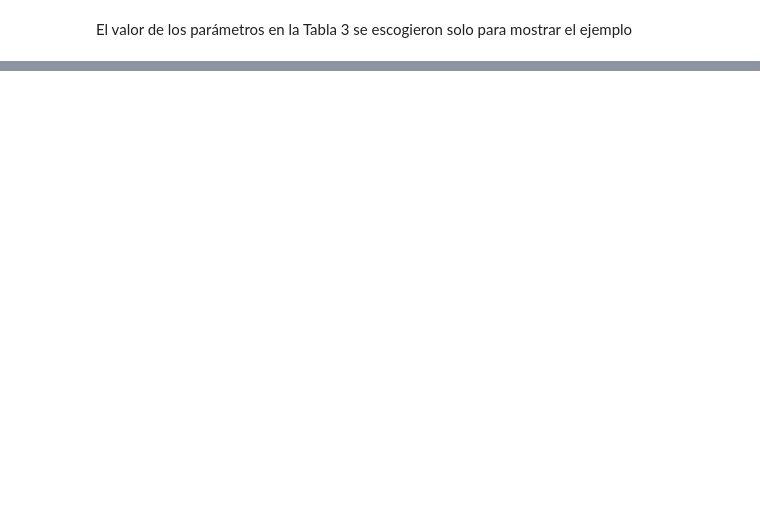
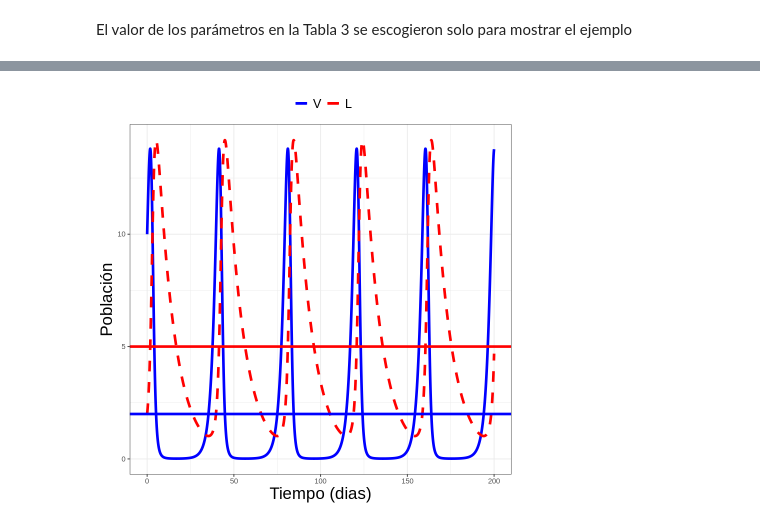
Before and after one commit to sysbio-unam/practicas-computacionales, a Jupyter notebook: ejemplo_de_juguete.ipynb, the cells around one changed output, grey strips where cells are left out. Cells and saved outputs as stored; diff of their text form; code cells hidden in the pictures; blank space fills up the shorter version.

```diff
--- a/ejemplo_de_juguete.ipynb
+++ b/ejemplo_de_juguete.ipynb
@@ -544,0 +723,27 @@ $$
+# %%
+# establecer modelo
+lotka_volterra <- function(time, parms, state) {
+    with(as.list(c(parms, state)), {
+
+        # ecuación de venados
+        dVdt = alpha*V - beta*L*V
+        # ecuación de lobos
+        dLdt = gamma*L*V - delta*L
+
+        return(list(c(dVdt, dLdt)))
+    })
+}
+# %%
+# establecer valor de parámetros
+p <- c(alpha = alpha, beta = beta, gamma = gamma, delta = delta)
+# condiciones iniciales
+s <- c(V = 10, L = 2)
+# tiempo de integración
+time <- seq(0,200,0.1)
+# %%
+# resolver EDOs
+out <- ode(func = lotka_volterra, y = s, parms = p,times = time, method = "rk4")
+# %%
+# guardar resultados
+out <- as.data.frame(out)
+head(out)
@@ -544,0 +763,18 @@ $$
+# %%
+ggplot(data = out, aes(x = time)) +
+geom_line(aes(y = V, col = "V"), lty = 1, lwd = 1.5) +
+geom_line(aes(y = L, col = "L"), lty = 2, lwd = 1.5) +
+geom_hline(yintercept = alpha/beta, col = "red",  lty = 1, lwd = 1.5) +
+geom_hline(yintercept = delta/gamma, col = "blue", lty = 1, lwd = 1.5) +
+scale_color_manual("", values = c("blue","red"), breaks = c("V", "L")) +
+xlab("Tiempo (dias)") +
+ylab("Población") +
+theme_bw()+
+theme(
+    legend.position = "top",
+    legend.text = element_text(size = 15),
+    axis.title.y = element_text(size = 20),
+    axis.title.x = element_text(size = 20)
+    )
+# %% [output]
+[figure, added]
```
Also changed, not shown: parts of 18 cells of this notebook.
